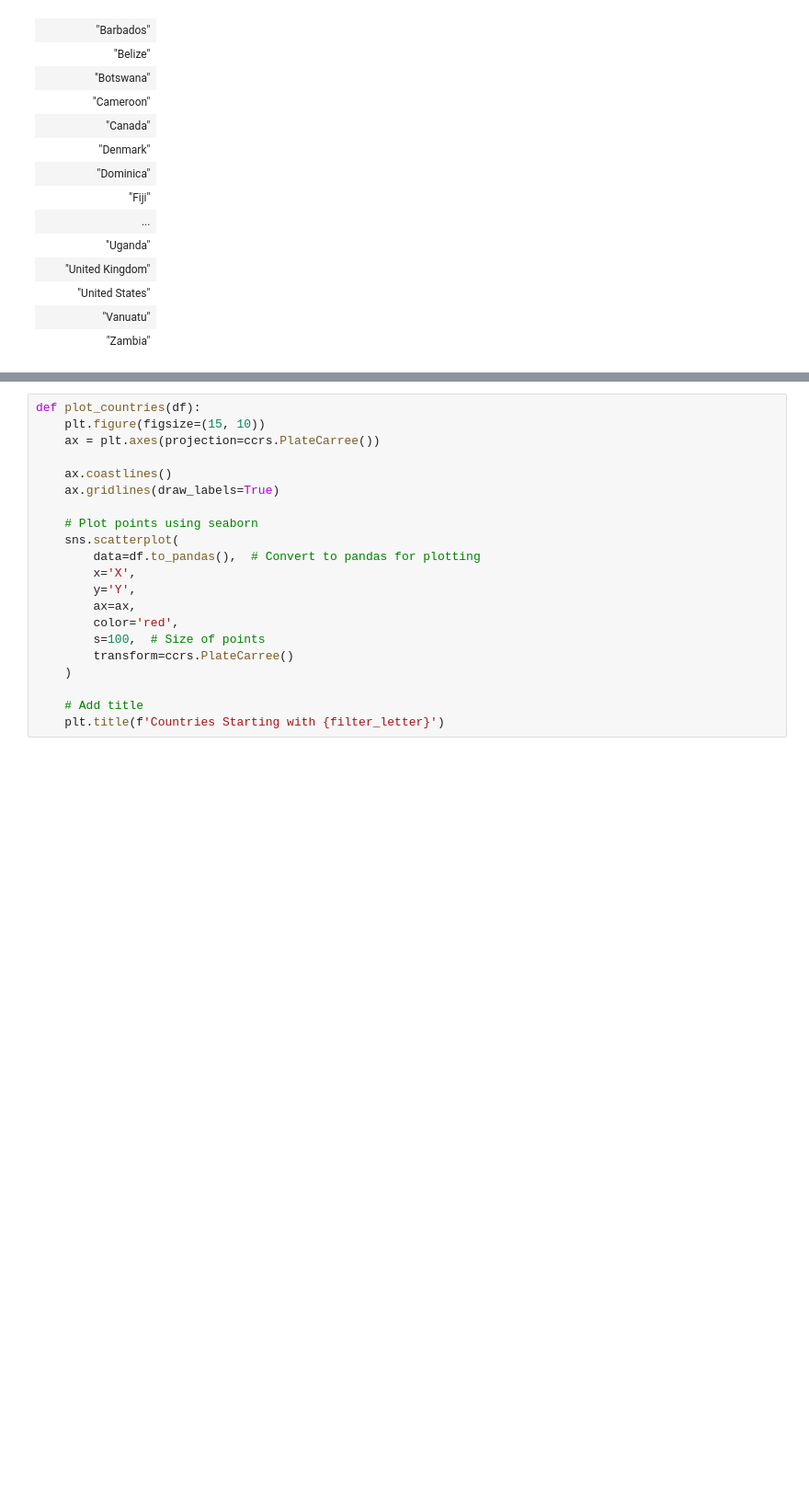
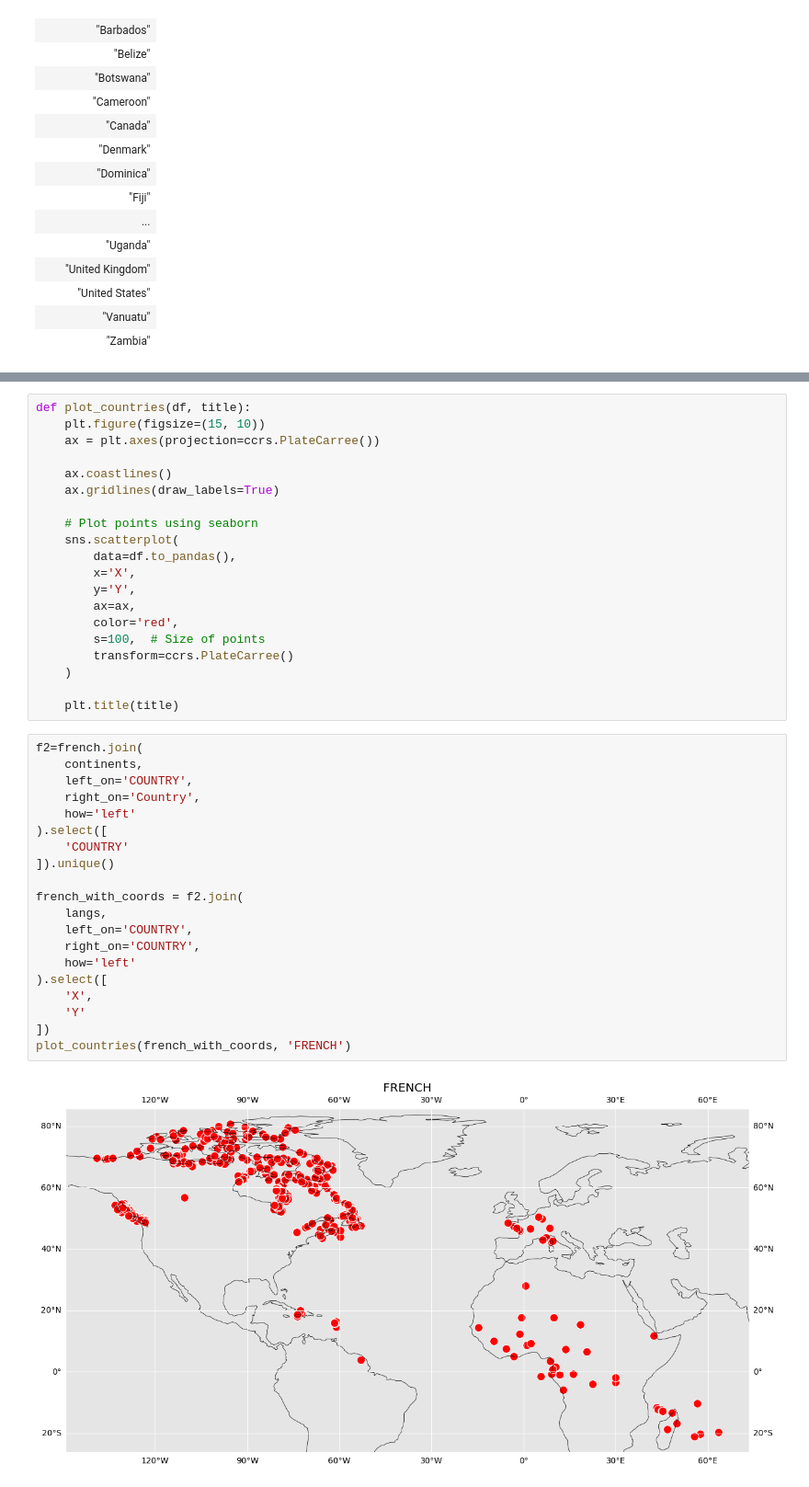
Before and after one commit to sergiorgiraldo/DataScience-Showcase, a Jupyter notebook: Languages/default.ipynb, the cells around one changed output, grey strips where cells are left out. Shown at 92% size. Drawn from its saved outputs; the diff is of its cells as text; blank space fills up the shorter version.

Commit message:
feat: notebook to see which countries speak french, map is there but need to refine the coords:: by sergio giraldo @ 20250305T1529CET, gpg signed

```diff
--- a/Languages/default.ipynb
+++ b/Languages/default.ipynb
@@ -220,6 +220,6 @@ shape: (6, 2)
 | "South America" | 1 |
 # %%
-def plot_countries(df):
+def plot_countries(df, title):
     plt.figure(figsize=(15, 10))
     ax = plt.axes(projection=ccrs.PlateCarree())
 
@@ -228,7 +228,7 @@ def plot_countries(df):
 
     # Plot points using seaborn
     sns.scatterplot(
-        data=df.to_pandas(),  # Convert to pandas for plotting
+        data=df.to_pandas(),
         x='X',
         y='Y',
         ax=ax,
@@ -237,5 +237,26 @@ def plot_countries(df):
         transform=ccrs.PlateCarree()
     )
 
-    # Add title
-    plt.title(f'Countries Starting with {filter_letter}')
+    plt.title(title)
+# %%
+f2=french.join(
+    continents,
+    left_on='COUNTRY',
+    right_on='Country',
+    how='left'
+).select([
+    'COUNTRY'
+]).unique()
+
+french_with_coords = f2.join(
+    langs,
+    left_on='COUNTRY',
+    right_on='COUNTRY',
+    how='left'
+).select([
+    'X',
+    'Y'
+])
+plot_countries(french_with_coords, 'FRENCH')
+# %% [output]
+[figure, added]
```
Also changed, not shown: parts of 4 cells of this notebook, 3 other files.
